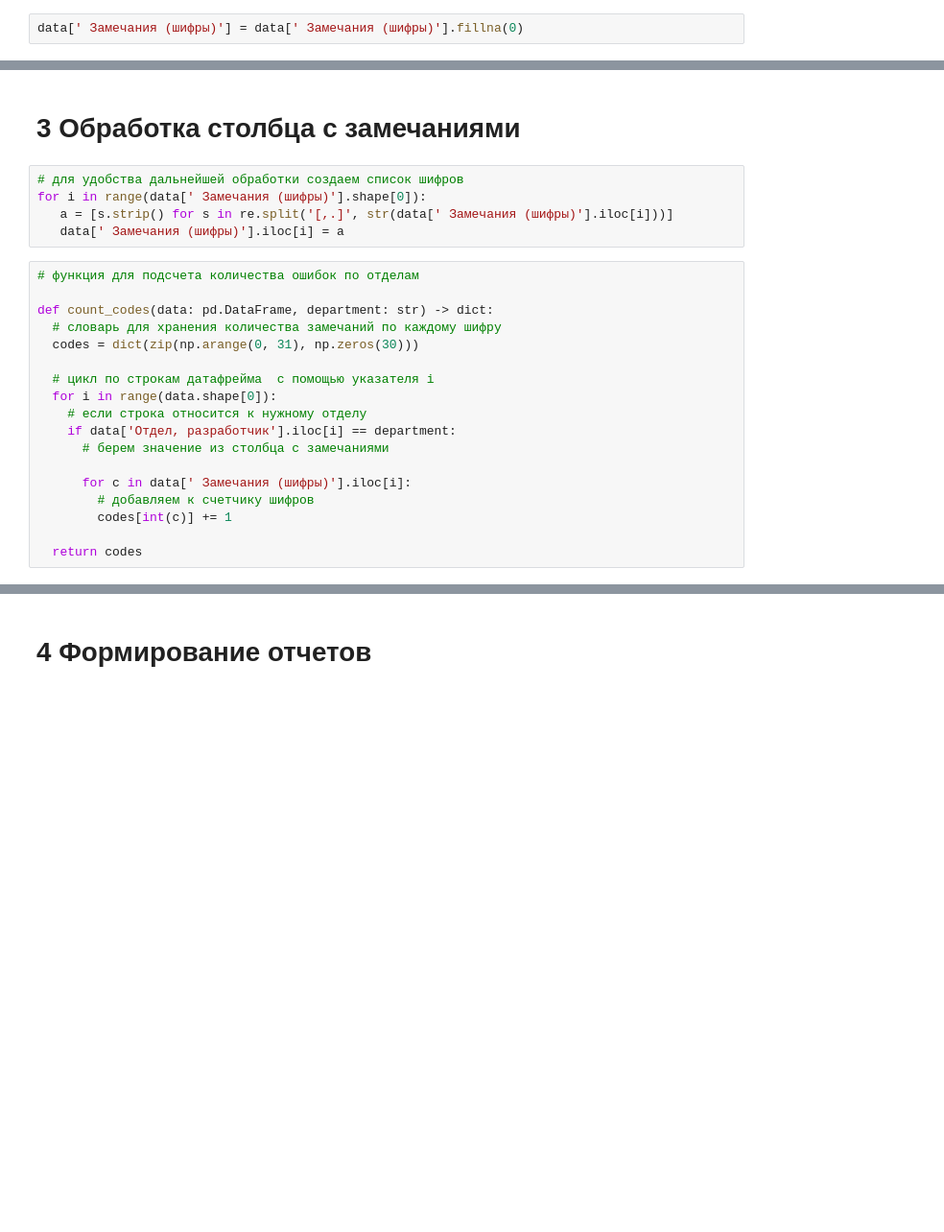
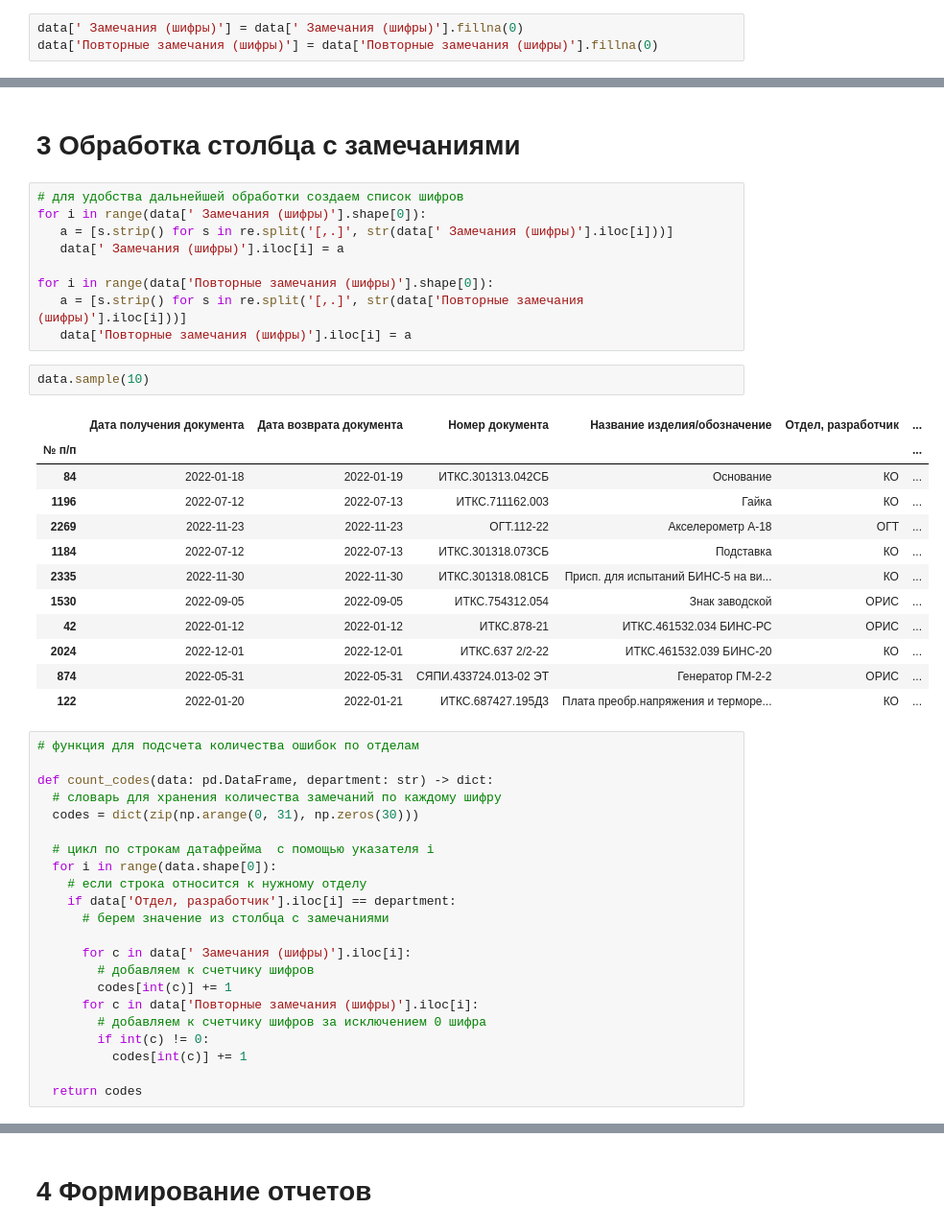
Before and after one commit to wizard339/article_finder, a Jupyter notebook: report_metr_exp.ipynb, the cells around one changed output, grey strips where cells are left out. Shown at 96% size. Saved outputs shown, nothing was run; the diff lists cells and outputs as text; blank space fills up the shorter version.

```diff
--- a/report_metr_exp.ipynb
+++ b/report_metr_exp.ipynb
@@ -27,6 +27,7 @@ data['Дата получения документа'] = data['Дата полу
 data['Дата возврата документа'] = data['Дата возврата документа'].fillna(data['Дата получения документа'])
 # %%
 data[' Замечания (шифры)'] = data[' Замечания (шифры)'].fillna(0)
+data['Повторные замечания (шифры)'] = data['Повторные замечания (шифры)'].fillna(0)
 # %% [markdown]
 # 2 Создание дополнительных столбцов
 # %%
@@ -66,6 +67,25 @@ for i in range(data['Разработчик'].shape[0]):
 for i in range(data[' Замечания (шифры)'].shape[0]):
    a = [s.strip() for s in re.split('[,.]', str(data[' Замечания (шифры)'].iloc[i]))]
    data[' Замечания (шифры)'].iloc[i] = a
+
+for i in range(data['Повторные замечания (шифры)'].shape[0]):
+   a = [s.strip() for s in re.split('[,.]', str(data['Повторные замечания (шифры)'].iloc[i]))]
+   data['Повторные замечания (шифры)'].iloc[i] = a
+# %%
+data.sample(10)
+# %% [output]
+|  | Дата получения документа | Дата возврата документа | Номер документа | Название изделия/обозначение | Отдел, разработчик | ... |
+| № п/п |  |  |  |  |  | ... |
+| 84 | 2022-01-18 | 2022-01-19 | ИТКС.301313.042СБ | Основание | КО | ... |
+| 1196 | 2022-07-12 | 2022-07-13 | ИТКС.711162.003 | Гайка | КО | ... |
+| 2269 | 2022-11-23 | 2022-11-23 | ОГТ.112-22 | Акселерометр А-18 | ОГТ | ... |
+| 1184 | 2022-07-12 | 2022-07-13 | ИТКС.301318.073СБ | Подставка | КО | ... |
+| 2335 | 2022-11-30 | 2022-11-30 | ИТКС.301318.081CБ | Присп. для испытаний БИНС-5 на ви... | КО | ... |
+| 1530 | 2022-09-05 | 2022-09-05 | ИТКС.754312.054 | Знак заводской | ОРИС | ... |
+| 42 | 2022-01-12 | 2022-01-12 | ИТКС.878-21 | ИТКС.461532.034 БИНС-РС | ОРИС | ... |
+| 2024 | 2022-12-01 | 2022-12-01 | ИТКС.637 2/2-22 | ИТКС.461532.039 БИНС-20 | КО | ... |
+| 874 | 2022-05-31 | 2022-05-31 | СЯПИ.433724.013-02 ЭТ | Генератор ГМ-2-2 | ОРИС | ... |
+| 122 | 2022-01-20 | 2022-01-21 | ИТКС.687427.195Д3 | Плата преобр.напряжения и терморе... | КО | ... |
 # %%
 # функция для подсчета количества ошибок по отделам
 
@@ -82,6 +102,10 @@ def count_codes(data: pd.DataFrame, department: str) -> dict:
       for c in data[' Замечания (шифры)'].iloc[i]:
         # добавляем к счетчику шифров
         codes[int(c)] += 1
+      for c in data['Повторные замечания (шифры)'].iloc[i]:
+        # добавляем к счетчику шифров за исключением 0 шифра
+        if int(c) != 0:
+          codes[int(c)] += 1
 
   return codes
 # %%
```
Also changed, not shown: parts of 1 cell of this notebook.
